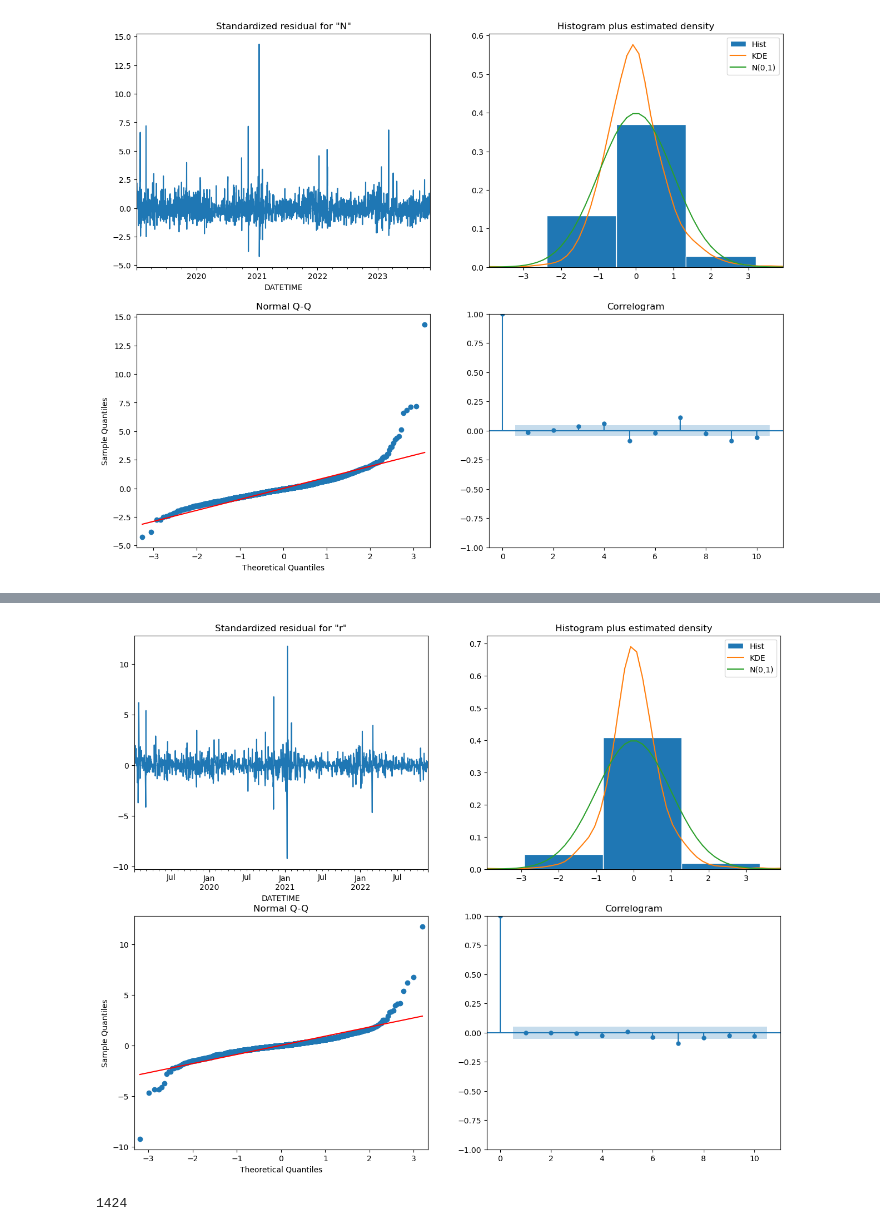
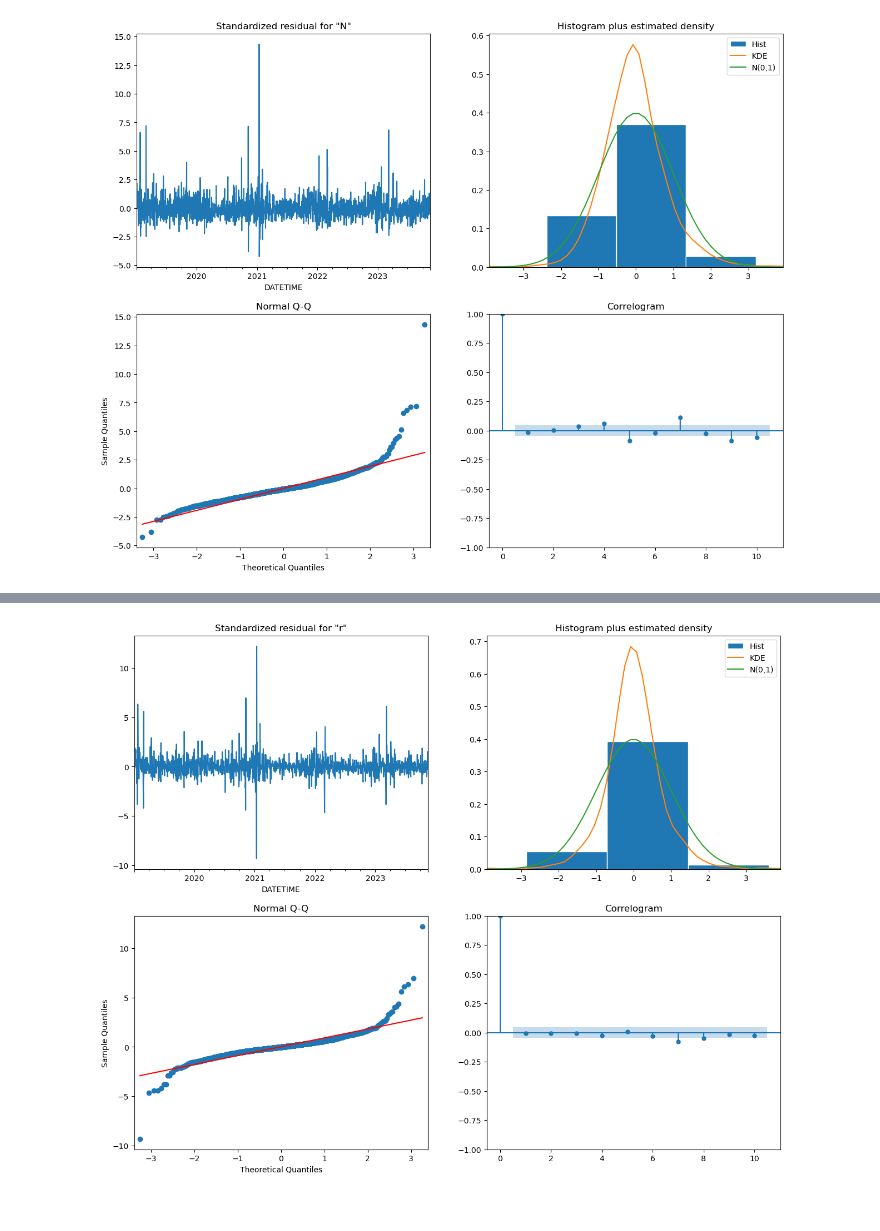
Before and after one commit to soerenssch/businessanalytics, a Jupyter notebook: models/deterministic_models.ipynb, the cells around one changed output, grey strips where cells are left out. Cells and saved outputs as stored; diff of their text form; code cells hidden in the pictures.

```diff
--- a/models/deterministic_models.ipynb
+++ b/models/deterministic_models.ipynb
@@ -345,7 +345,7 @@ plt.show()
 # %%
 train, test = model_selection.train_test_split(df_daily, test_size=0.2)
 # %%
-stl = STL(train, seasonal=365)
+stl = STL(df_daily, seasonal=365)
 res = stl.fit()
 
 seasonal = res.seasonal
@@ -406,5 +390,5 @@ plt.show()
 # %%
-results.plot_diagnostics(figsize=(15, 12))
+residual_model.plot_diagnostics(figsize=(15, 12))
 plt.show()
 # %% [output]
-[figure, old version]
+[figure, new version]
@@ -418,4 +394,0 @@ residual_t = res_t.resid
-# %%
-len(train)
-# %% [output]
-1424
```
Also changed, not shown: parts of 15 cells of this notebook.
